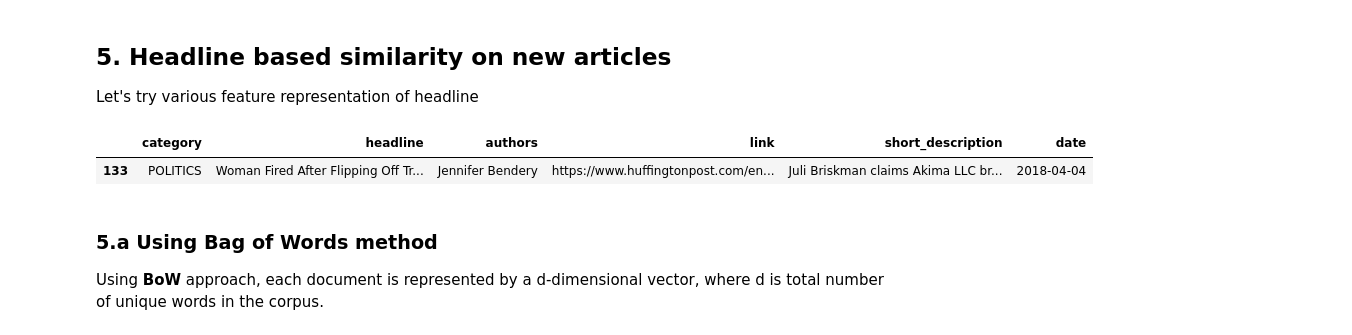
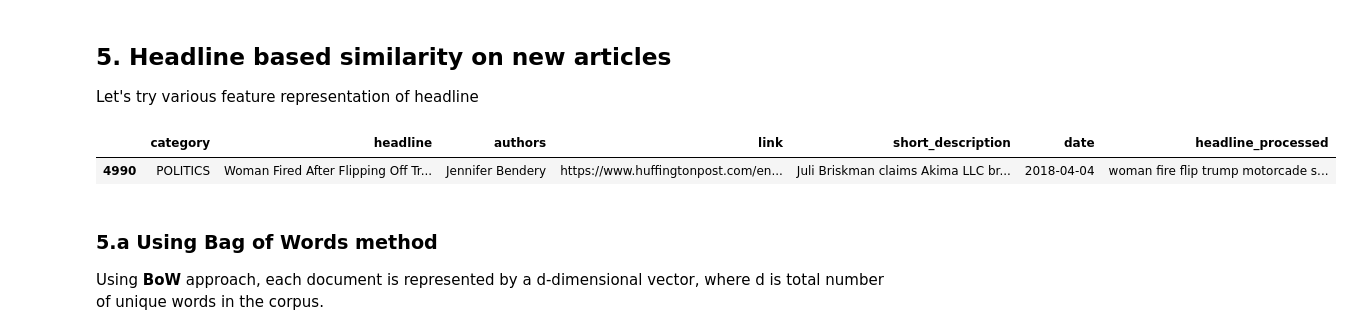
Before and after one commit to sam351/TIL2021, a Jupyter notebook: kaggle_news-recommend/News-Category-Dataset_01_recommend.ipynb, the cells around one changed output. Saved outputs shown, nothing was run; the diff lists cells and outputs as text; code cells hidden in the pictures.

```diff
--- a/kaggle_news-recommend/News-Category-Dataset_01_recommend.ipynb
+++ b/kaggle_news-recommend/News-Category-Dataset_01_recommend.ipynb
@@ -105,3 +81,0 @@ news_articles.shape
-# %%
-news_articles = news_articles[news_articles.headline.apply(lambda x : len(x.split())>5)]
-news_articles.shape
@@ -131,0 +84,16 @@ dtype: int64
+# %%
+%%time
+print(news_articles.shape)
+
+# fetching only recent articles
+news_articles = news_articles.sort_values('date').tail(8000)  # recent 8000 records
+print('-> ', news_articles.shape)
+
+# checking and removing all the duplicates
+news_articles = news_articles.drop_duplicates('headline')
+print('-> ', news_articles.shape)
+
+# checking for missing values
+print('>>> No of NA :', news_articles.isna().sum().sum())
+
+news_articles.head(3)
@@ -136,11 +115,3 @@ dtype: int64
 - After text preprocessing, the original headlines will be modified. <br>
   However, It doesn't make sense to recommend articles by displaying modified headlines. <br>
   Therefore, let's copy the dataset into some other dataset and perform text preprocessing on the later.
-# %%
-# reset index
-news_articles = news_articles.reset_index(drop=True)
-
-# copy original dataset for preprocessing
-news_articles_temp = news_articles.copy()
-
-news_articles_temp.head(3)
@@ -212,39 +167,27 @@ Let's try various feature representation of headline
 # %%
 # function for making recommendations based on content simiarity
 def recommend_similar_txt(doc_vectors, row_index, num_recommend, dist_metric='euclidean', print_result=False):
-#     # original code
-#     couple_dist = pairwise_distances(doc_vectors, doc_vectors[row_index])
-#     indices = np.argsort(couple_dist.ravel())[0:num_recommend]
-#     df = pd.DataFrame({'publish_date': news_articles['date'][indices].values,
-#                        'headline':news_articles['headline'][indices].values,
-#                        'Euclidean similarity with the queried article': couple_dist[indices].ravel()})
-#     print("="*30,"Queried article details","="*30)
-#     print('headline : ',news_articles['headline'][indices[0]])
-#     print("\n","="*25,"Recommended articles : ","="*23)
-#     return df.iloc[1:,]
-
     dist_arr = pairwise_distances(doc_vectors, doc_vectors[row_index].reshape(1, -1), metric=dist_metric).ravel()
-    df = pd.DataFrame({'publish_date': news_articles['date'],
-                       'headline': news_articles['headline'],
-                       f'{dist_metric}_similarity': dist_arr})
+    df = pd.DataFrame({'category':news_articles['category'], 'publish_date': news_articles['date'],
+                       'headline': news_articles['headline'], f'{dist_metric}_similarity': dist_arr})
     df = df.sort_values(f'{dist_metric}_similarity').head(num_recommend+1)
     df = df.iloc[1:,].reset_index(drop=True)  # remove input itself (most similar item)
 
     if print_result:
         print("="*30, "Queried article details", "="*30)
         print('headline : ', news_articles.loc[row_index, 'headline'])
         print("\n", "="*25, "Recommended articles : ", "="*23)
         display(df)
 
     return df
 
 
 # sample news to get recommendations
-query_idx = 133
+query_idx = 4990
 news_articles.loc[[query_idx]]
 # %% [output]
-|  | category | headline | authors | link | short_description | date |
-| 133 | POLITICS | Woman Fired After Flipping Off Tr... | Jennifer Bendery | https://www.huffingtonpost.com/en... | Juli Briskman claims Akima LLC br... | 2018-04-04 |
+|  | category | headline | authors | link | short_description | date | headline_processed |
+| 4990 | POLITICS | Woman Fired After Flipping Off Tr... | Jennifer Bendery | https://www.huffingtonpost.com/en... | Juli Briskman claims Akima LLC br... | 2018-04-04 | woman fire flip trump motorcade s... |
 # %% [markdown]
 ### 5.a Using Bag of Words method
 Using **BoW** approach, each document is represented by a d-dimensional vector, where d is total number of unique words in the corpus.
```
Also changed, not shown: parts of 25 cells of this notebook.
